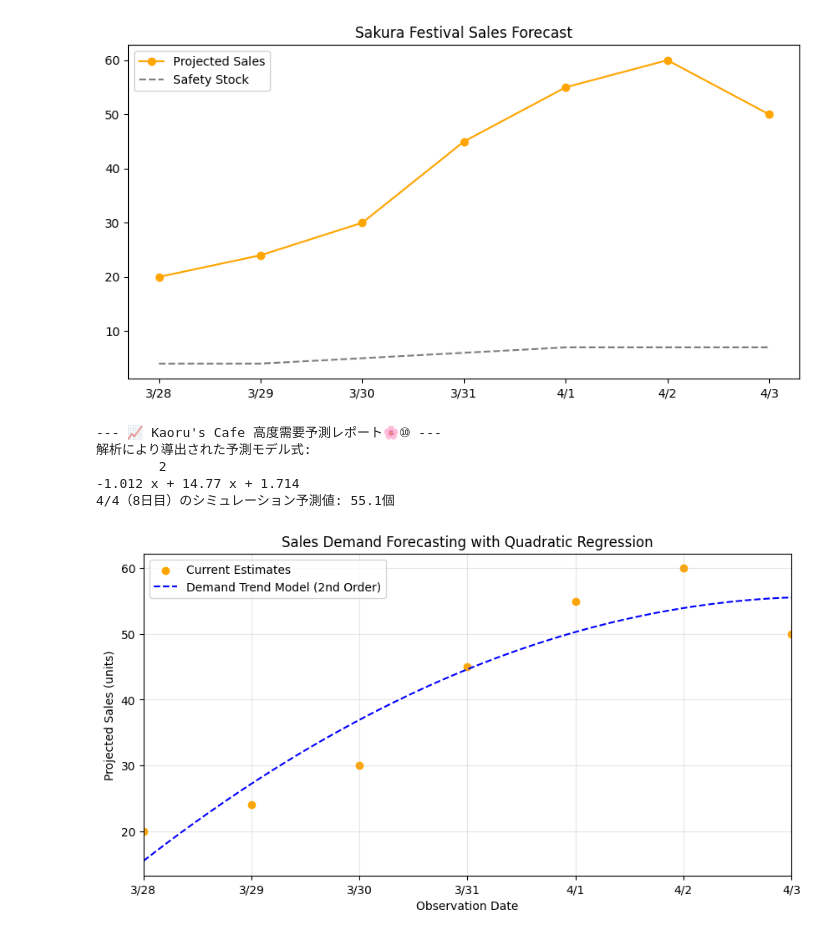
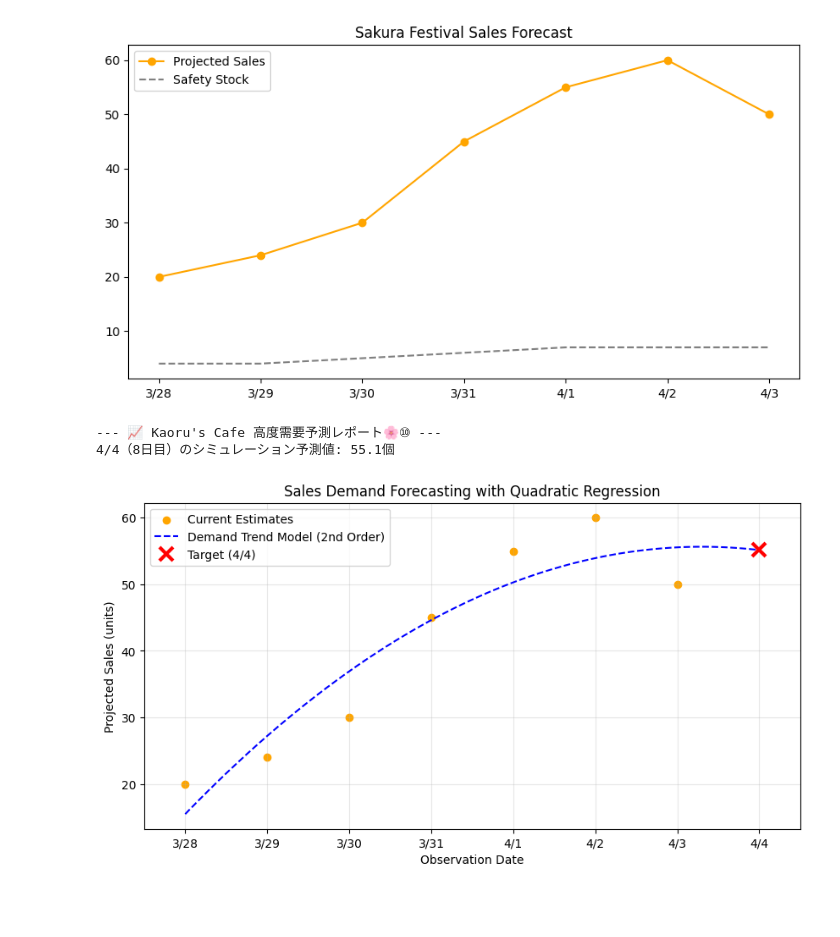
Before and after one commit to kaoru1018/cafe-forecast, a Jupyter notebook: Cafe経営レポート.ipynb, the cells around one changed output. Cells and saved outputs as stored; diff of their text form; code cells hidden in the pictures; blank space fills up the shorter version.

```diff
--- a/Cafe経営レポート.ipynb
+++ b/Cafe経営レポート.ipynb
@@ -417,7 +417,7 @@ plt.show()
 # %%
 #Kaoru's Cafe 経営レポート⑩
 #2次多項式回帰を用いたカフェの売上推移予測モデル
-#7日間の売上げデータから、8日目(4/4)の来客数・売上げを予測するシミュレーションを作ってみた！
+#7日間の売上げコーヒーデータから、8日目(4/4)のコーヒーの売上げを予測するシミュレーションを作ってみた！
 #「単なる右肩上がりの予測ではなく、2次多項式回帰を用いることで、開店初期の勢いやトレンドの変化をより正確に捉えることに挑戦しました。
 #4/4の目標値設定の根拠として活用しています。」
 
@@ -426,55 +426,52 @@ import pandas as pd
 import matplotlib.pyplot as plt
 
 # --- 1. データの準備 ---
-# お花見本番に向けて、後半に売上が加速する想定の予測値
-daily_sales = np.array([20, 24, 30, 45, 55, 60, 50])
-days = ['3/28', '3/29', '3/30', '3/31', '4/1', '4/2', '4/3']
+daily_coffee_sales = np.array([20, 24, 30, 45, 55, 60, 50])
+# 修正点：リスト名を揃え、最後に '4/4' を追加しました
+days_labels = ['3/28', '3/29', '3/30', '3/31', '4/1', '4/2', '4/3', '4/4']
 
 # 2. 【前処理】時間の数値化
-# 文字列の日付を計算可能な数値（1日目〜7日目）に変換し、統計解析の土台を作ります
 x = np.arange(1, 8)
 
 # 3. 【高度な需要モデルの構築】
-# 直線（1次）ではなく、2次関数（曲線）を採用することで、
-# 単純な増加ではない「イベント直前の需要の勢い（加速）」を数式でモデル化します
-model_params = np.polyfit(x, daily_sales, 2)
-predict_func = np.poly1d(model_params) # モデルを計算可能な数式として定義
+model_params = np.polyfit(x, daily_coffee_sales, 2)
+predict_func = np.poly1d(model_params)
 
 # 4. 【未来予測の実行】
-# 構築したモデルに「8日目（4/4）」を代入し、統計的根拠に基づいた予測値を算出します
 next_day_predict = predict_func(8)
 
 # --- 分析結果の表示 ---
 print(f"--- 📈 Kaoru's Cafe 高度需要予測レポート🌸⑩ ---")
-print(f"解析により導出された予測モデル式:\n{predict_func}")
 print(f"4/4（8日目）のシミュレーション予測値: {next_day_predict:.1f}個")
 
-# 5. 【視覚化】実測データと予測モデルの統合
+# 5. 【視覚化】
 plt.figure(figsize=(10, 5))
 
-# [実測プロット] 現在の予測値を点で表示
-plt.scatter(days, daily_sales, color='orange', label='Current Estimates')
+# [実測プロット] 0〜6の地点に点（オレンジ）を打つ
+plt.scatter(range(7), daily_coffee_sales, color='orange', label='Current Estimates')
 
-# [トレンド曲線] 2次関数の滑らかな曲線を、100分割の細かい計算で正確に描写
-# プロットの起点を0（3/28）〜6（4/3）に合わせることでデータの整合性を保ちます
-x_smooth = np.linspace(1, 7, 100)
-plt.plot(np.linspace(0, 6, 100), predict_func(x_smooth),
+# [トレンド曲線]
+# 修正点：1から「8」まで計算するように範囲を広げ、グラフ上の0から「7」の地点まで線を引きます
+x_smooth = np.linspace(1, 8, 100)
+plt.plot(np.linspace(0, 7, 100), predict_func(x_smooth),
          color='blue', linestyle='--', label='Demand Trend Model (2nd Order)')
 
-# [表示範囲の厳密化]
-# データの始点と終点を固定し、グラフの余分な余白を排除して正確性を高めます
-plt.xlim(0, 6)
+# [予測プロット] 7の地点（4/4）に赤い×を打つ
+plt.plot(7, next_day_predict, 'rx', markersize=12, markeredgewidth=3, label='Target (4/4)')
+
+# 【修正点：重要】横軸を0〜7の数字から日付ラベルに差し替える
+plt.xticks(range(8), days_labels)
+
+# [表示範囲の調整] 4/4（インデックス7）が綺麗に収まるように左右に少し余白を作る
+plt.xlim(-0.5, 7.5)
 
 plt.title("Sales Demand Forecasting with Quadratic Regression")
 plt.xlabel("Observation Date")
 plt.ylabel("Projected Sales (units)")
 plt.legend()
-plt.grid(True, alpha=0.3) # 読み取りやすさのために薄い補助線を追加
+plt.grid(True, alpha=0.3)
 plt.show()
 # %% [output]
 --- 📈 Kaoru's Cafe 高度需要予測レポート🌸⑩ ---
-解析により導出された予測モデル式:
-        2
--1.012 x + 14.77 x + 1.714
 4/4（8日目）のシミュレーション予測値: 55.1個
-[figure, old version]
+[figure, new version]
```
Also changed, not shown: parts of 2 cells of this notebook.
